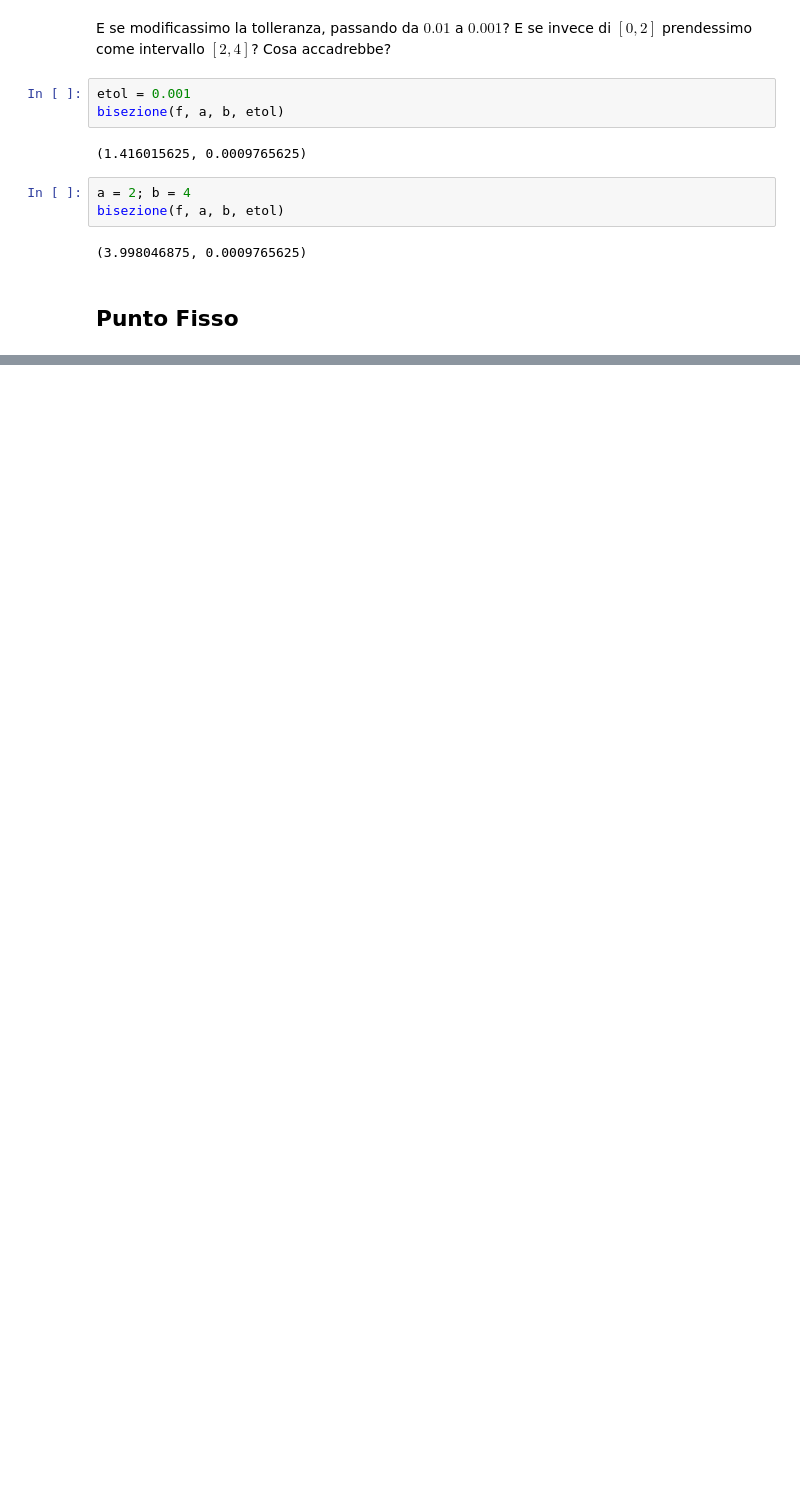
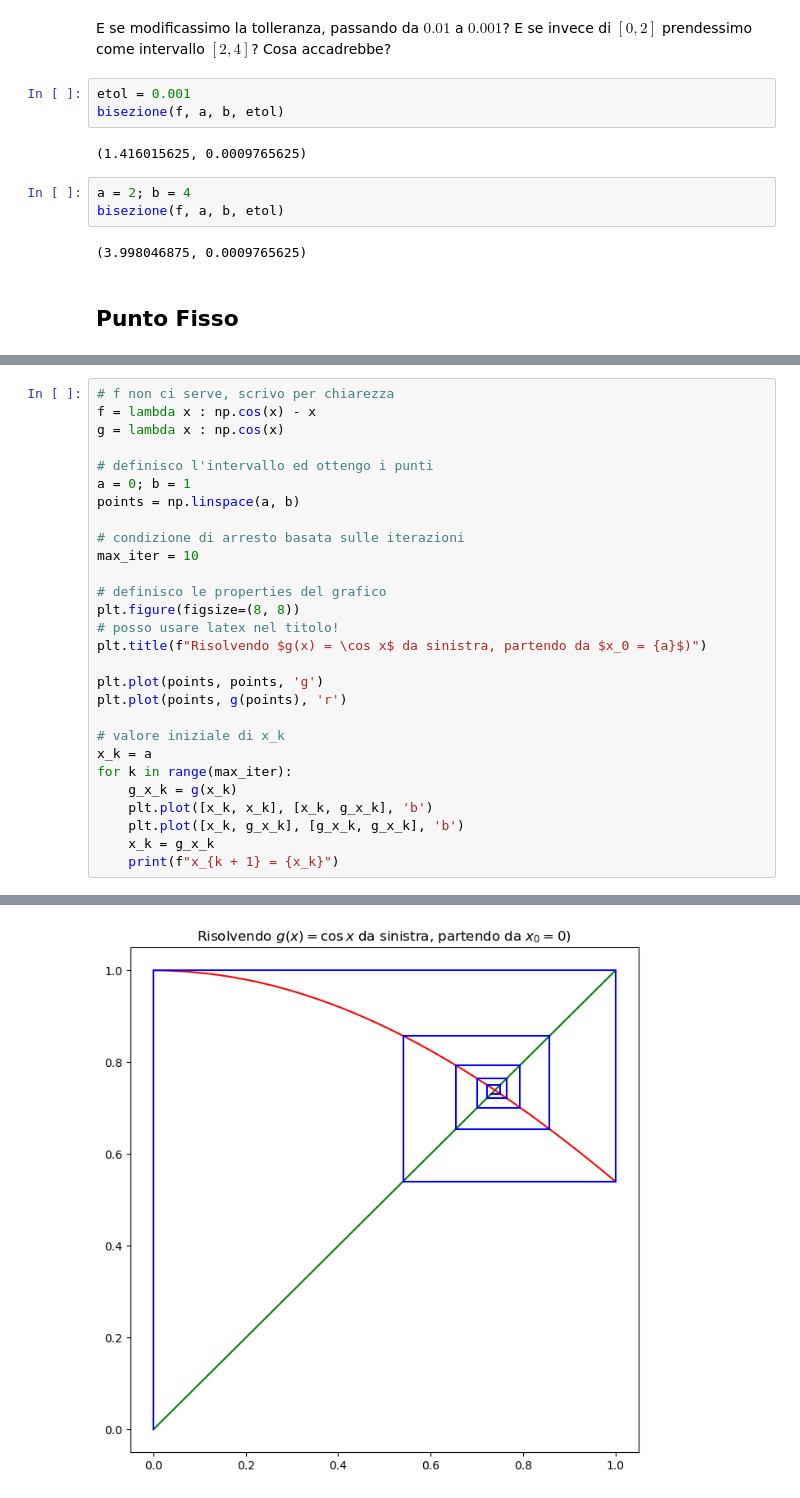
Before and after one commit to andrea-malvezzi/unibo, a Jupyter notebook: ANDREA/anno II/calcolo numerico/jupyter/Algoritmi_iterativi_zeri_di_funzione.ipynb, the cells around one changed output, grey strips where cells are left out. Drawn from its saved outputs; the diff is of its cells as text; blank space fills up the shorter version.

```diff
--- a/ANDREA/anno II/calcolo numerico/jupyter/Algoritmi_iterativi_zeri_di_funzione.ipynb
+++ b/ANDREA/anno II/calcolo numerico/jupyter/Algoritmi_iterativi_zeri_di_funzione.ipynb
@@ -90,0 +135,29 @@ bisezione(f, a, b, etol)
+# %%
+# f non ci serve, scrivo per chiarezza
+f = lambda x : np.cos(x) - x
+g = lambda x : np.cos(x)
+
+# definisco l'intervallo ed ottengo i punti
+a = 0; b = 1
+points = np.linspace(a, b)
+
+# condizione di arresto basata sulle iterazioni
+max_iter = 10
+
+# definisco le properties del grafico
+plt.figure(figsize=(8, 8))
+# posso usare latex nel titolo!
+plt.title(f"Risolvendo $g(x) = \cos x$ da sinistra, partendo da $x_0 = {a}$)")
+
+plt.plot(points, points, 'g')
+plt.plot(points, g(points), 'r')
+
+# valore iniziale di x_k
+x_k = a
+for k in range(max_iter):
+    g_x_k = g(x_k)
+    plt.plot([x_k, x_k], [x_k, g_x_k], 'b')
+    plt.plot([x_k, g_x_k], [g_x_k, g_x_k], 'b')
+    x_k = g_x_k
+    print(f"x_{k + 1} = {x_k}")
+# %% [output]
@@ -90,0 +174 @@ bisezione(f, a, b, etol)
+[figure, added]
```
Also changed, not shown: parts of 9 cells of this notebook, 7 other files.
